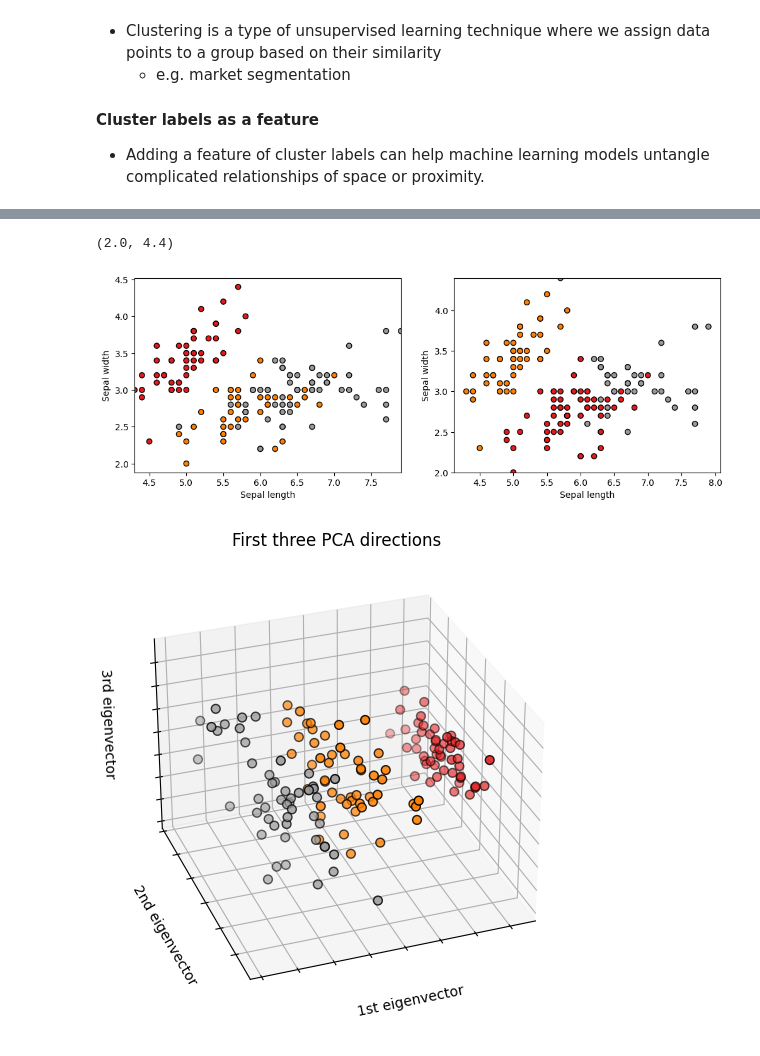
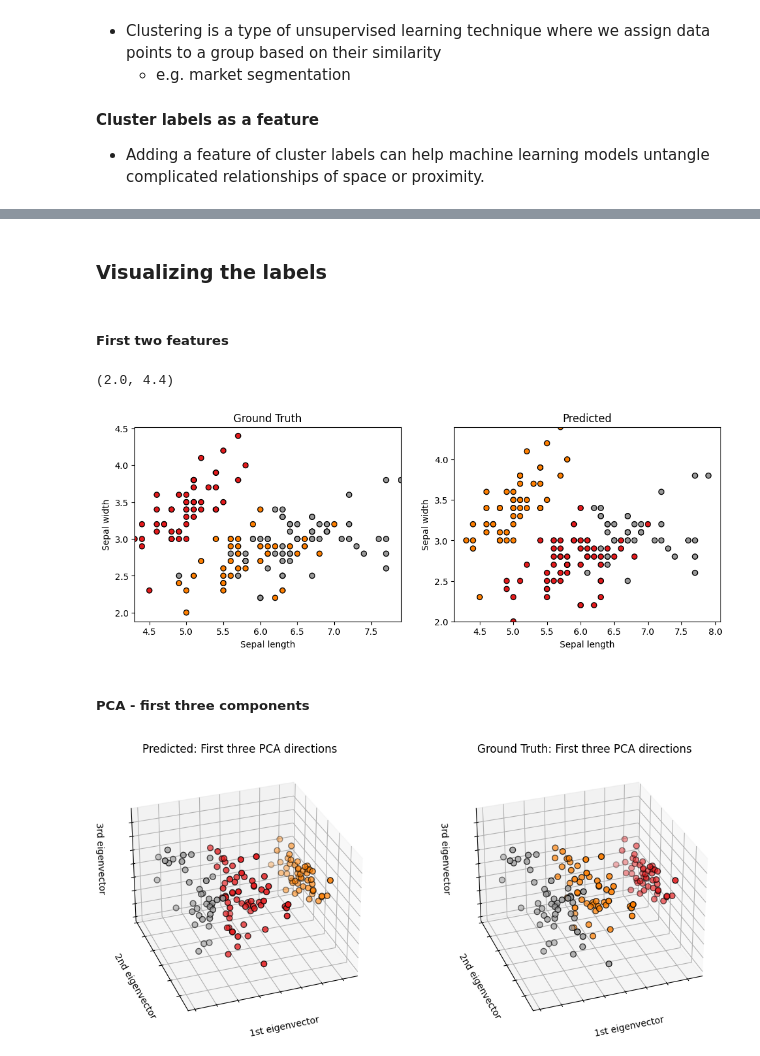
Before and after one commit to Shivam-Miglani/ML-algos, a Jupyter notebook: k-means.ipynb, the cells around one changed output, grey strips where cells are left out. Cells and saved outputs as stored; diff of their text form; code cells hidden in the pictures.

```diff
--- a/k-means.ipynb
+++ b/k-means.ipynb
@@ -57,31 +70,40 @@ kmeans = KMeans(n_clusters=K, random_state=0).fit(X)
 
 predicted_labels = kmeans.labels_
 cluster_centers = kmeans.cluster_centers_
+# %% [markdown]
+### Visualizing the labels
+# %% [markdown]
+##### First two features
 # %%
 import matplotlib.pyplot as plt
 
 labels = iris.target
 
 # take first 2 features
 fig, (ax1,ax2) = plt.subplots(1,2, figsize=(12,4))
 
 ax1.scatter(X[:, 0], X[:, 1], c=labels, cmap=plt.cm.Set1, edgecolor="k")
 ax2.scatter(X[:, 0], X[:, 1], c=predicted_labels, cmap=plt.cm.Set1, edgecolor="k")
 ax1.set_xlabel("Sepal length")
 ax1.set_ylabel("Sepal width")
+ax1.set_title("Ground Truth")
 ax2.set_xlabel("Sepal length")
 ax2.set_ylabel("Sepal width")
+ax2.set_title("Predicted")
 ax1.set_xlim(X[:, 0].min(), X[:, 0].max())
 ax2.set_ylim(X[:, 1].min(), X[:, 1].max())
 # %% [output]
 (2.0, 4.4)
-[figure, old version]
+[figure, new version]
+# %% [markdown]
+##### PCA - first three components
 # %%
 from sklearn.decomposition import PCA
 # To getter a better understanding of interaction of the dimensions
 # plot the first three PCA dimensions
-fig = plt.figure(1, figsize=(8, 6))
-ax = fig.add_subplot(111, projection="3d", elev=-150, azim=110)
+fig = plt.figure(1, figsize=(25, 12))
+ax = fig.add_subplot(211, projection="3d", elev=-150, azim=110)
+ax1 = fig.add_subplot(221, projection="3d", elev=-150, azim=110)
 
 X_reduced = PCA(n_components=3).fit_transform(iris.data)
 ax.scatter(
@@ -94,14 +116,31 @@ ax.scatter(
     s=40,
 )
 
-ax.set_title("First three PCA directions")
+ax.set_title("Ground Truth: First three PCA directions")
 ax.set_xlabel("1st eigenvector")
-ax.w_xaxis.set_ticklabels([])
+ax.xaxis.set_ticklabels([])
 ax.set_ylabel("2nd eigenvector")
-ax.w_yaxis.set_ticklabels([])
+ax.yaxis.set_ticklabels([])
 ax.set_zlabel("3rd eigenvector")
-ax.w_zaxis.set_ticklabels([])
+ax.zaxis.set_ticklabels([])
+
+ax1.scatter(
+    X_reduced[:, 0],
+    X_reduced[:, 1],
+    X_reduced[:, 2],
+    c=predicted_labels,
+    cmap=plt.cm.Set1,
+    edgecolor="k",
+    s=40,
+)
+ax1.set_title("Predicted: First three PCA directions")
+ax1.set_xlabel("1st eigenvector")
+ax1.xaxis.set_ticklabels([])
+ax1.set_ylabel("2nd eigenvector")
+ax1.yaxis.set_ticklabels([])
+ax1.set_zlabel("3rd eigenvector")
+ax1.zaxis.set_ticklabels([])
 
 plt.show()
 # %% [output]
-[figure, old version]
+[figure, new version]
```
Also changed, not shown: parts of 6 cells of this notebook.
